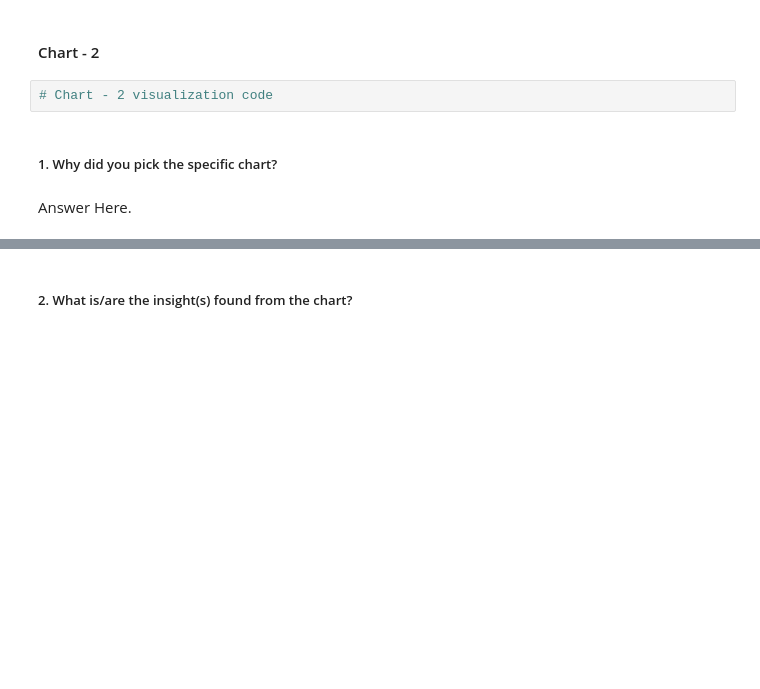
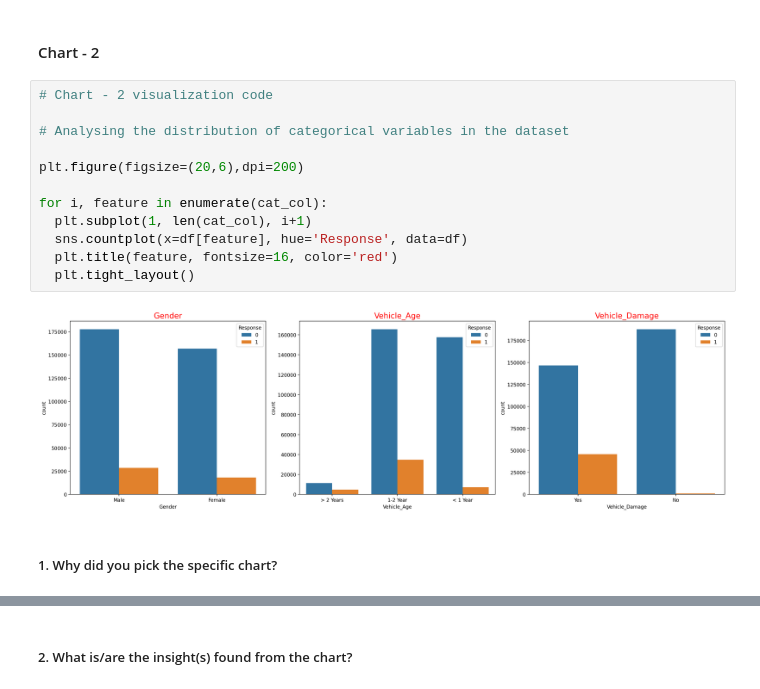
Before and after one commit to saidul-mondal-au7/health_insurance_cross_sell_prediction, a Jupyter notebook: health_insurance_cross_sell_prediction.ipynb, the cells around one changed output, grey strips where cells are left out. Saved outputs shown, nothing was run; the diff lists cells and outputs as text; blank space fills up the shorter version.

```diff
--- a/health_insurance_cross_sell_prediction.ipynb
+++ b/health_insurance_cross_sell_prediction.ipynb
@@ -243,8 +400,18 @@ Answer Here
 # %% [markdown]
 #### Chart - 2
-# %%
-# Chart - 2 visualization code
+# %%
+# Chart - 2 visualization code
+
+# Analysing the distribution of categorical variables in the dataset
+
+plt.figure(figsize=(20,6),dpi=200)
+
+for i, feature in enumerate(cat_col):
+  plt.subplot(1, len(cat_col), i+1)
+  sns.countplot(x=df[feature], hue='Response', data=df)
+  plt.title(feature, fontsize=16, color='red')
+  plt.tight_layout()
+# %% [output]
+[figure, added]
 # %% [markdown]
 ##### 1. Why did you pick the specific chart?
-# %% [markdown]
-Answer Here.
```
Also changed, not shown: parts of 32 cells of this notebook.
